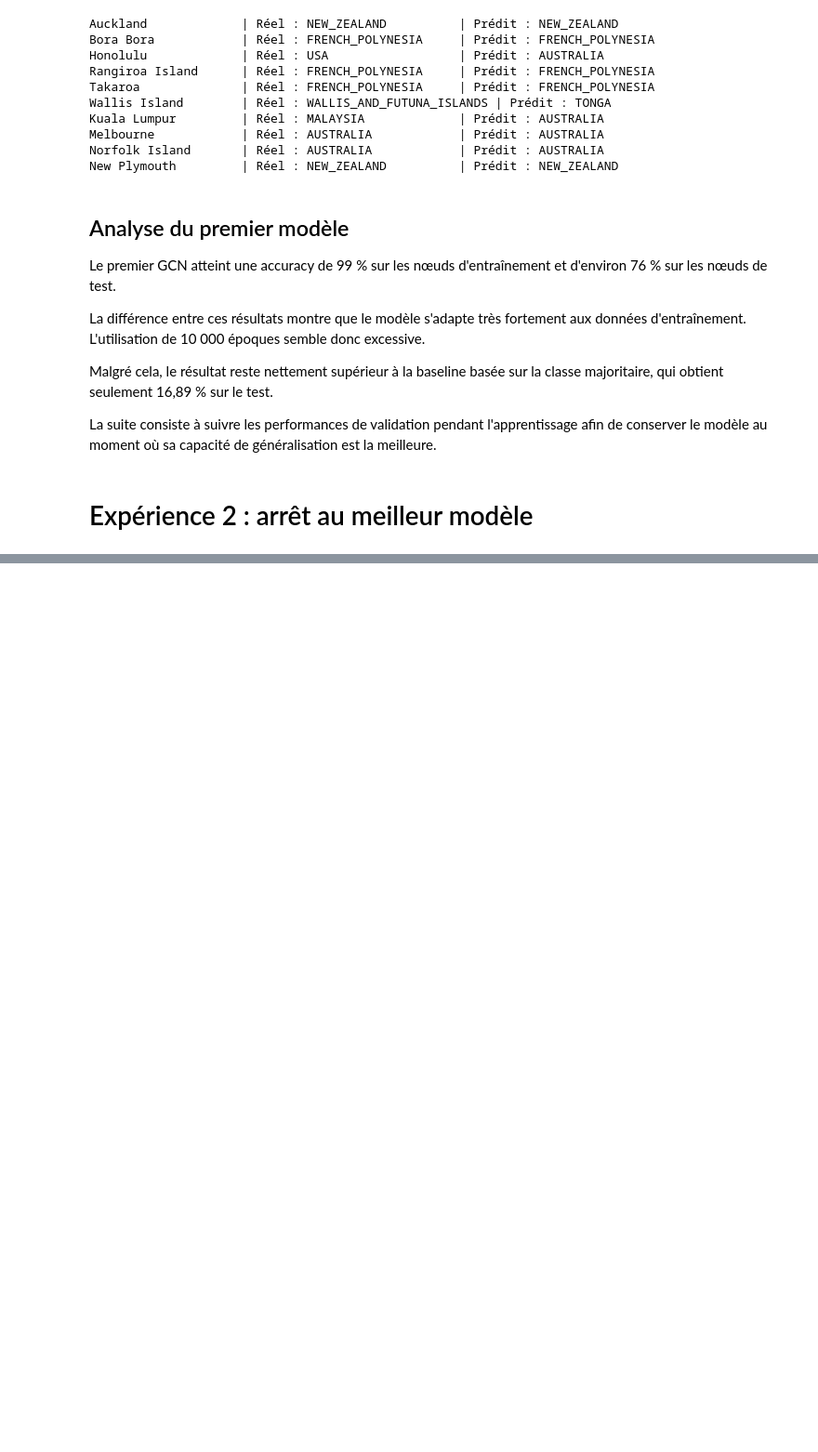
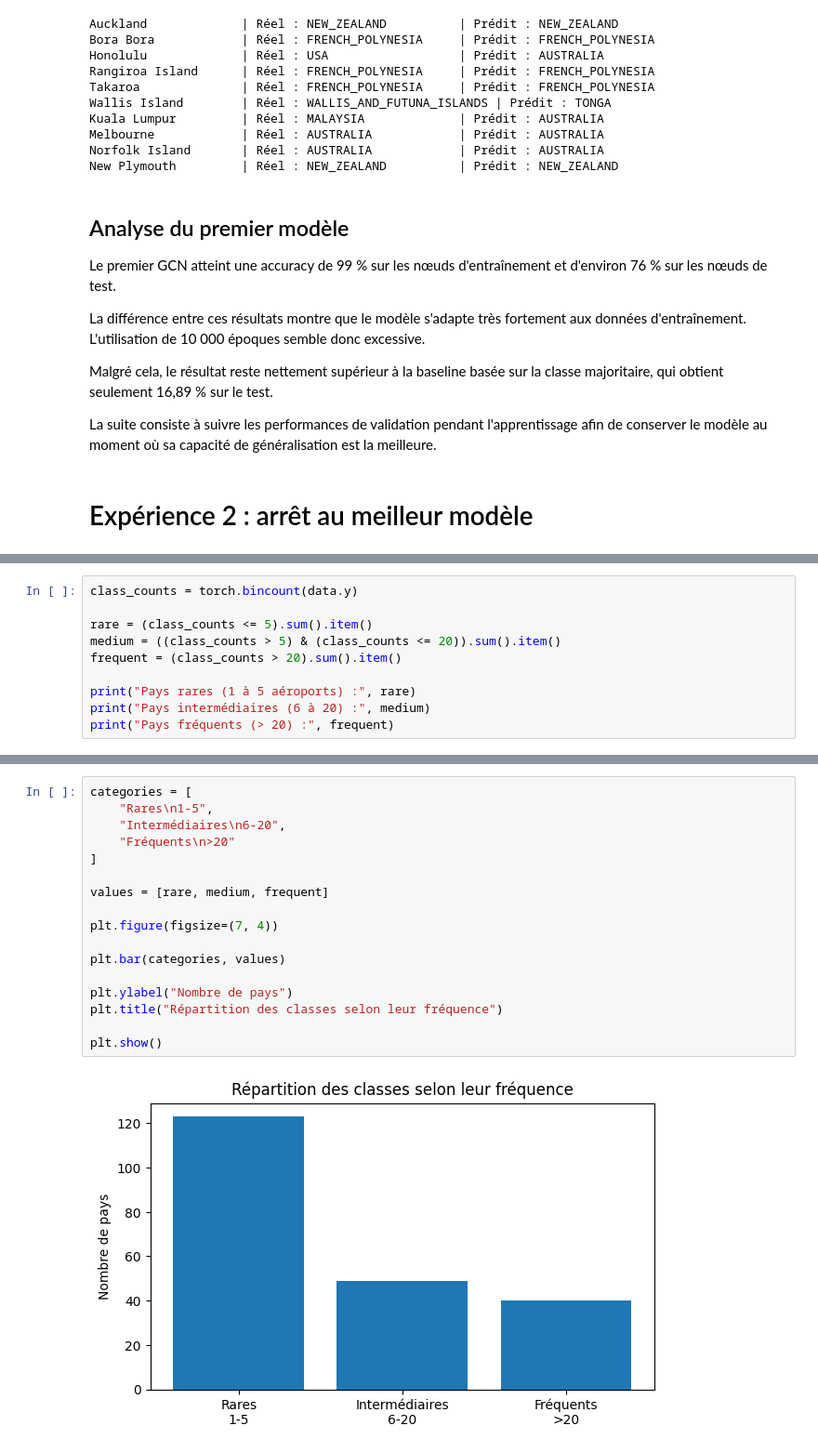
Before and after one commit to segmentSK9/Projet-GNN-, a Jupyter notebook: PROJET_GNN.ipynb, the cells around one changed output, grey strips where cells are left out. Shown at 93% size. Cells and saved outputs as stored; diff of their text form; blank space fills up the shorter version.

```diff
--- a/PROJET_GNN.ipynb
+++ b/PROJET_GNN.ipynb
@@ -777,0 +1128,10 @@ La suite consiste à suivre les performances de validation pendant l'apprentissa
+# %%
+class_counts = torch.bincount(data.y)
+
+rare = (class_counts <= 5).sum().item()
+medium = ((class_counts > 5) & (class_counts <= 20)).sum().item()
+frequent = (class_counts > 20).sum().item()
+
+print("Pays rares (1 à 5 aéroports) :", rare)
+print("Pays intermédiaires (6 à 20) :", medium)
+print("Pays fréquents (> 20) :", frequent)
@@ -777,0 +1150,19 @@ La suite consiste à suivre les performances de validation pendant l'apprentissa
+# %%
+categories = [
+    "Rares\n1-5",
+    "Intermédiaires\n6-20",
+    "Fréquents\n>20"
+]
+
+values = [rare, medium, frequent]
+
+plt.figure(figsize=(7, 4))
+
+plt.bar(categories, values)
+
+plt.ylabel("Nombre de pays")
+plt.title("Répartition des classes selon leur fréquence")
+
+plt.show()
+# %% [output]
+[figure, added]
```
Also changed, not shown: parts of 43 cells of this notebook.
